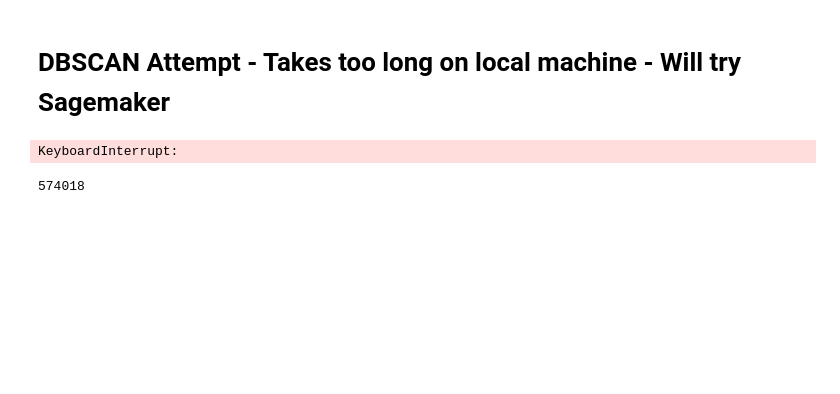
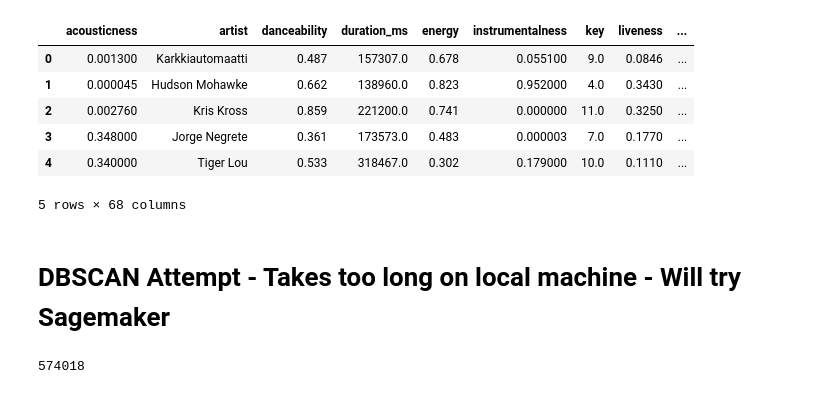
Before and after one commit to BloomTech-Labs/Music-Meteorologist-ds, a Jupyter notebook: model_notebooks/DBSCAN_test.ipynb, the cells around one changed output. Cells and saved outputs as stored; diff of their text form; code cells hidden in the pictures; blank space fills up the shorter version.

```diff
--- a/model_notebooks/DBSCAN_test.ipynb
+++ b/model_notebooks/DBSCAN_test.ipynb
@@ -22,11 +22,17 @@ df["genres"].value_counts()
 Name: genres, Length: 20720, dtype: int64
+# %%
+df.head()
+# %% [output]
+|  | acousticness | artist | danceability | duration_ms | energy | instrumentalness | key | liveness | ... |
+| 0 | 0.001300 | Karkkiautomaatti | 0.487 | 157307.0 | 0.678 | 0.055100 | 9.0 | 0.0846 | ... |
+| 1 | 0.000045 | Hudson Mohawke | 0.662 | 138960.0 | 0.823 | 0.952000 | 4.0 | 0.3430 | ... |
+| 2 | 0.002760 | Kris Kross | 0.859 | 221200.0 | 0.741 | 0.000000 | 11.0 | 0.3250 | ... |
+| 3 | 0.348000 | Jorge Negrete | 0.361 | 173573.0 | 0.483 | 0.000003 | 7.0 | 0.1770 | ... |
+| 4 | 0.340000 | Tiger Lou | 0.533 | 318467.0 | 0.302 | 0.179000 | 10.0 | 0.1110 | ... |
+5 rows × 68 columns
 # %% [markdown]
 # DBSCAN Attempt - Takes too long on local machine - Will try Sagemaker
 # %%
 from sklearn.cluster import DBSCAN
 
 dbscan = DBSCAN(eps=3, metric='euclidean', min_samples=50, n_jobs=-1)
-# %%
-dbscan.fit(X)
-# %% [output]
-KeyboardInterrupt:
```
Also changed, not shown: parts of 7 cells of this notebook, 1 other file.
